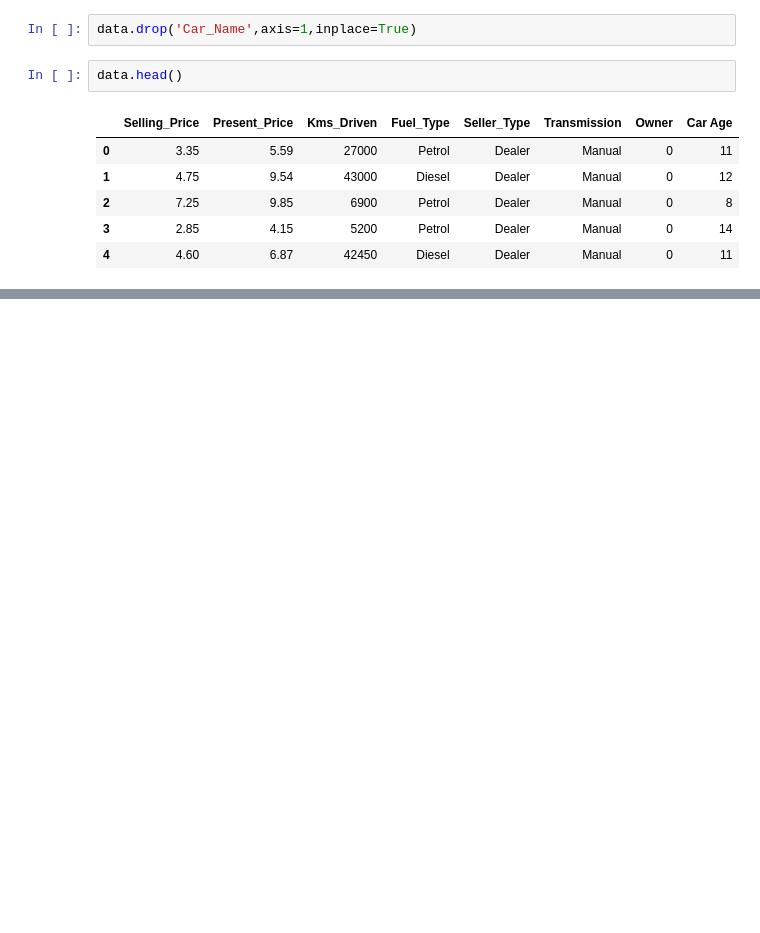
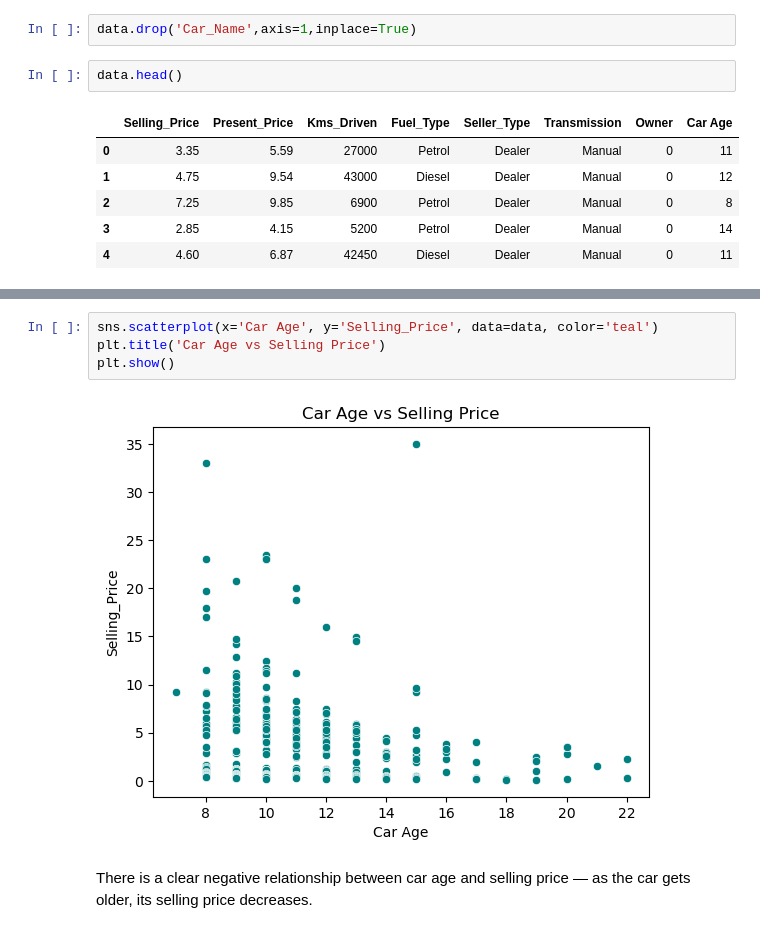
Before and after one commit to Aparna-31/CAR-PRICE-PREDICTOR, a Jupyter notebook: Car Price Predictor.ipynb, the cells around one changed output, grey strips where cells are left out. Saved outputs shown, nothing was run; the diff lists cells and outputs as text; blank space fills up the shorter version.

```diff
--- a/Car Price Predictor.ipynb
+++ b/Car Price Predictor.ipynb
@@ -85,0 +96,8 @@ data.head()
+# %%
+sns.scatterplot(x='Car Age', y='Selling_Price', data=data, color='teal')
+plt.title('Car Age vs Selling Price')
+plt.show()
+# %% [output]
+[figure, added]
+# %% [markdown]
+There is a clear negative relationship between car age and selling price — as the car gets older, its selling price decreases.
```
Also changed, not shown: parts of 3 cells of this notebook.
